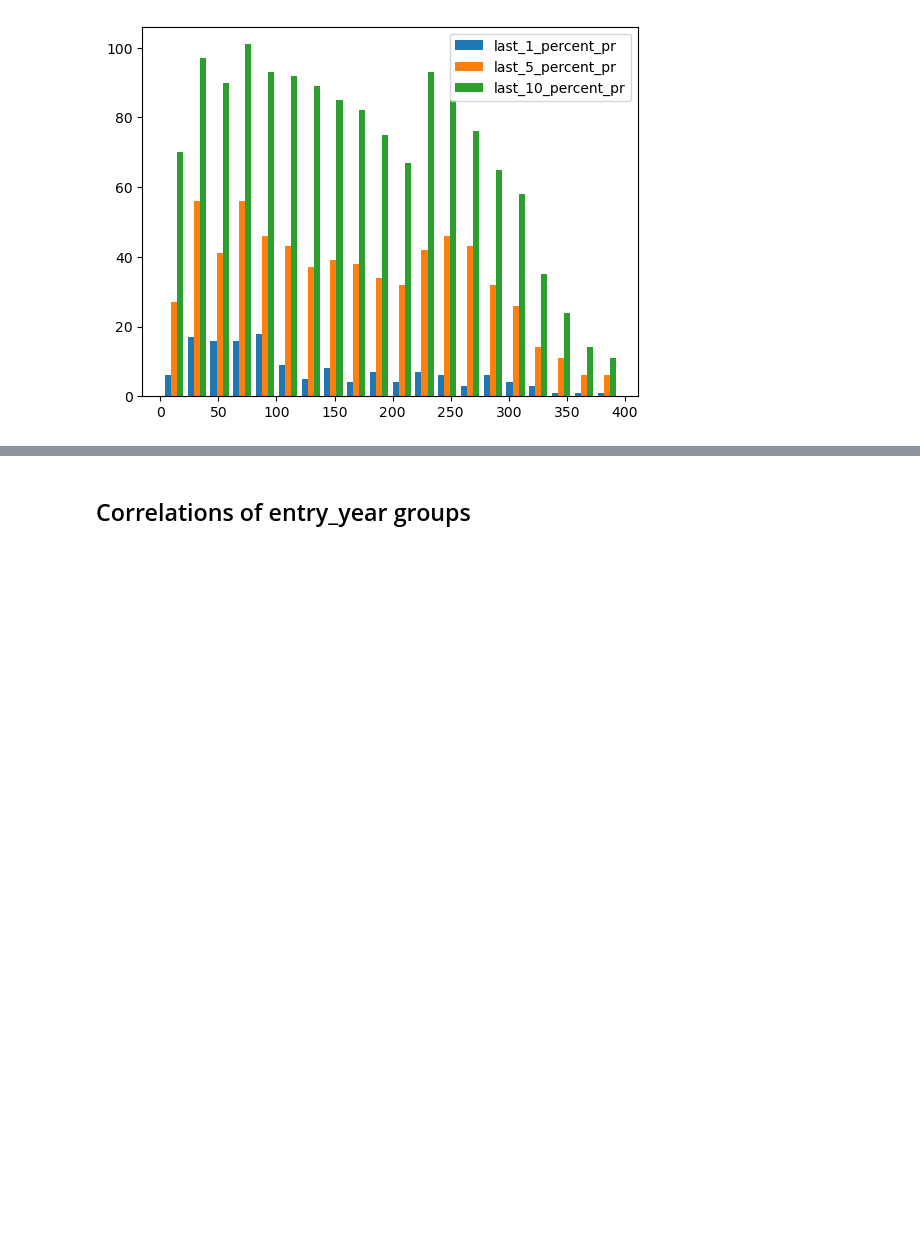
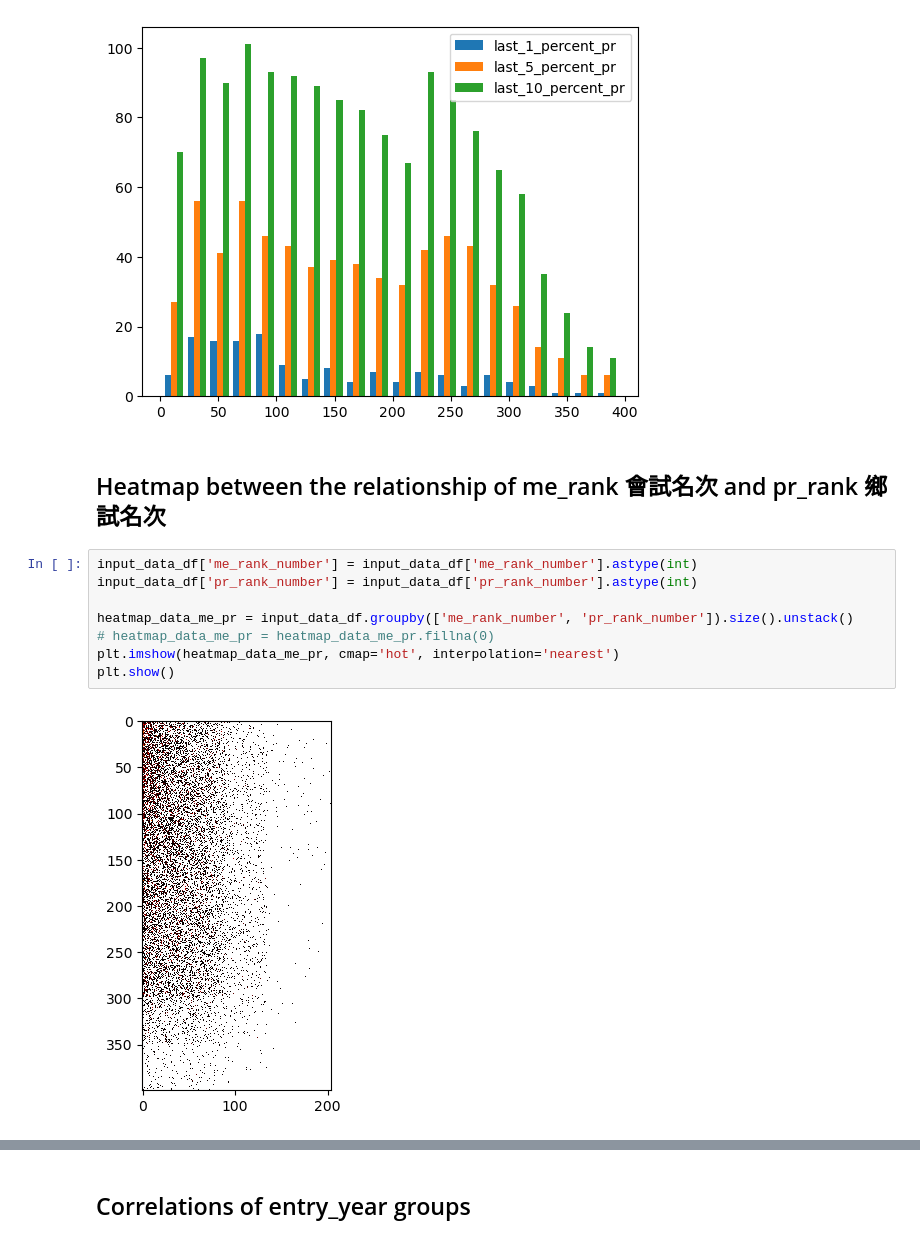
Before and after one commit to sudoghut/ming_provincial_metropolitan_palace_exam_rank_correlation, a Jupyter notebook: ming_provincial_metropolitan_palace_exam_rank_correlation.ipynb, the cells around one changed output, grey strips where cells are left out. Saved outputs shown, nothing was run; the diff lists cells and outputs as text; blank space fills up the shorter version.

Commit message:
update heatmap

```diff
--- a/ming_provincial_metropolitan_palace_exam_rank_correlation.ipynb
+++ b/ming_provincial_metropolitan_palace_exam_rank_correlation.ipynb
@@ -342,3 +332,15 @@ plt.legend(loc='upper right')
 plt.show()
 # %% [output]
 [figure]
+# %% [markdown]
+## Heatmap between the relationship of me_rank 會試名次 and pr_rank 鄉試名次
+# %%
+input_data_df['me_rank_number'] = input_data_df['me_rank_number'].astype(int)
+input_data_df['pr_rank_number'] = input_data_df['pr_rank_number'].astype(int)
+
+heatmap_data_me_pr = input_data_df.groupby(['me_rank_number', 'pr_rank_number']).size().unstack()
+# heatmap_data_me_pr = heatmap_data_me_pr.fillna(0)
+plt.imshow(heatmap_data_me_pr, cmap='hot', interpolation='nearest')
+plt.show()
+# %% [output]
+[figure, added]
```
Also changed, not shown: parts of 6 cells of this notebook, 1 other file.
